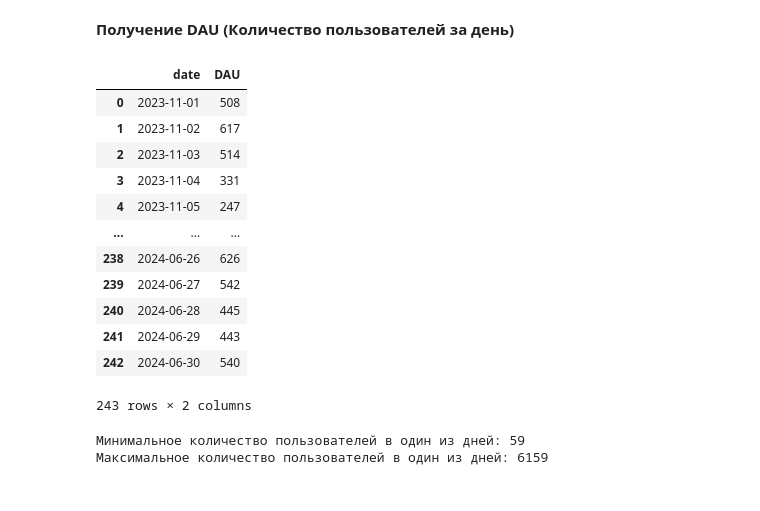
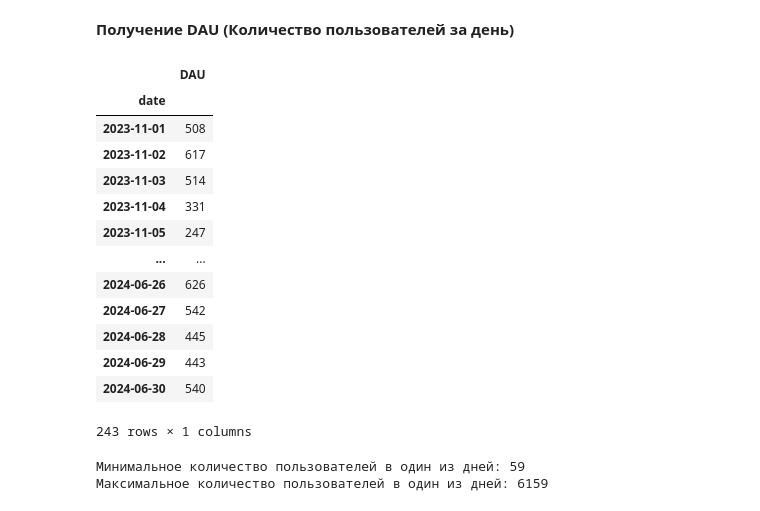
Before and after one commit to justy007/itdiving_case1, a Jupyter notebook: data_analysis.ipynb, the cells around one changed output. Saved outputs shown, nothing was run; the diff lists cells and outputs as text; code cells hidden in the pictures.

```diff
--- a/data_analysis.ipynb
+++ b/data_analysis.ipynb
@@ -28,22 +26,23 @@ df.head(5)
 # %% [markdown]
 **Получение DAU (Количество пользователей за день)**
 # %%
-dau = df.groupby(df['date'].dt.date)['user_id'].nunique().reset_index(name='DAU')
+dau = df.groupby('date').agg(DAU=('user_id', 'nunique'))
 dau
 # %% [output]
-|  | date | DAU |
-| 0 | 2023-11-01 | 508 |
-| 1 | 2023-11-02 | 617 |
-| 2 | 2023-11-03 | 514 |
-| 3 | 2023-11-04 | 331 |
-| 4 | 2023-11-05 | 247 |
-| ... | ... | ... |
-| 238 | 2024-06-26 | 626 |
-| 239 | 2024-06-27 | 542 |
-| 240 | 2024-06-28 | 445 |
-| 241 | 2024-06-29 | 443 |
-| 242 | 2024-06-30 | 540 |
+|  | DAU |
+| date |  |
+| 2023-11-01 | 508 |
+| 2023-11-02 | 617 |
+| 2023-11-03 | 514 |
+| 2023-11-04 | 331 |
+| 2023-11-05 | 247 |
+| ... | ... |
+| 2024-06-26 | 626 |
+| 2024-06-27 | 542 |
+| 2024-06-28 | 445 |
+| 2024-06-29 | 443 |
+| 2024-06-30 | 540 |
-243 rows × 2 columns
+243 rows × 1 columns
 # %%
 print('Минимальное количество пользователей в один из дней:', dau.DAU.min())
 print('Максимальное количество пользователей в один из дней:', dau.DAU.max())
```
Also changed, not shown: parts of 11 cells of this notebook.
